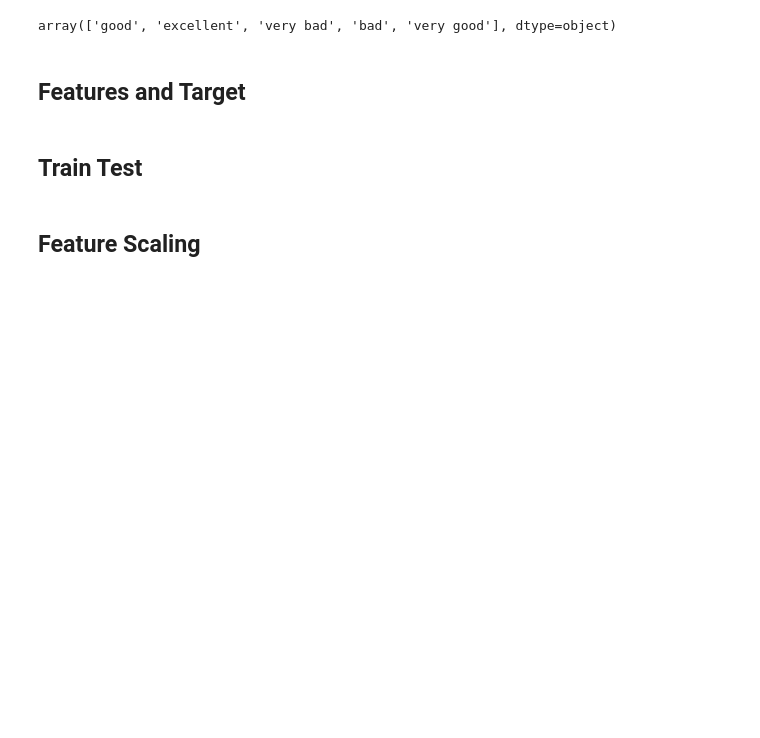
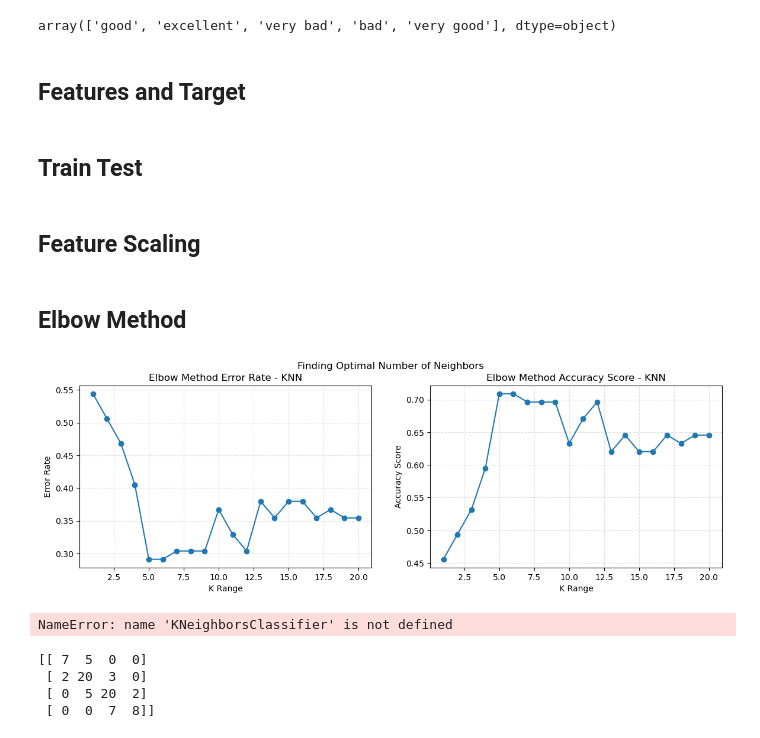
Before and after one commit to RusanMaharjan/Data-Science---6, a Jupyter notebook: KNN.ipynb, the cells around one changed output. Drawn from its saved outputs; the diff is of its cells as text; code cells hidden in the pictures; blank space fills up the shorter version.

```diff
--- a/KNN.ipynb
+++ b/KNN.ipynb
@@ -166,8 +175,8 @@ manualEncode(df, 'Grade', 'Fail', 'C', 'B', 'A')
 ## Features and Target
 # %%
 features = ['medu_id', 'Fedu_id', 'traveltime_id', 'studytime_id', 'failures', 'schoolsup_id',
-             'famsup_id', 'nursery_id', 'internet_id', 'freetime_id', 'goout_id', 'Dalc_id',
-             'Walc_id', 'health_id', 'absences', 'G1', 'G2']
+             'famsup_id', 'internet_id', 'freetime_id', 'goout_id',
+             'health_id', 'absences', 'G1', 'G2']
 target = 'Grade_id'
 # %%
 X = df[features]
@@ -184,3 +193,45 @@ X_train, X_test, Y_train, Y_test = train_test_split(
 scaler = StandardScaler()
 X_train_scale = scaler.fit_transform(X_train)
 X_test_scale = scaler.transform(X_test)
+# %% [markdown]
+## Elbow Method
+# %%
+k_range = range(1, 21)
+error_rate = [] # most lowest point
+acc_score = [] # most highest point
+
+for i in k_range:
+    knn = KNeighborsClassifier(n_neighbors=i)
+    knn.fit(X_train_scale, Y_train)
+    knn_pred = knn.predict(X_test_scale)
+
+    error_rate.append(np.mean(Y_test != knn_pred))
+    acc_score.append(accuracy_score(Y_test, knn_pred))
+# %%
+fig, axes = plt.subplots(1, 2, figsize=(14, 4))
+plt.suptitle('Finding Optimal Number of Neighbors')
+
+ax1 = axes[0]
+ax1.plot(k_range, error_rate, marker='o')
+ax1.grid(linestyle='--', alpha=0.4)
+ax1.set_xlabel('K Range')
+ax1.set_ylabel('Error Rate')
+ax1.set_title('Elbow Method Error Rate - KNN')
+
+ax2 = axes[1]
+ax2.plot(k_range, acc_score, marker='o')
+ax2.grid(linestyle='--', alpha=0.4)
+ax2.set_xlabel('K Range')
+ax2.set_ylabel('Accuracy Score')
+ax2.set_title('Elbow Method Accuracy Score - KNN')
+
+plt.show()
+# %% [output]
+[figure, added]
+# %%
+k = 5
+model = KNeighborsClassifier(n_neighbors=k, n_jobs=1)
+model.fit(X_train_scale, Y_train)
+Y_pred = model.predict(X_test_scale)
+# %% [output]
+NameError: name 'KNeighborsClassifier' is not defined
@@ -186,0 +241,7 @@ X_test_scale = scaler.transform(X_test)
+# %%
+print(cm)
+# %% [output]
+[[ 7  5  0  0]
+ [ 2 20  3  0]
+ [ 0  5 20  2]
+ [ 0  0  7  8]]
```
Also changed, not shown: parts of 16 cells of this notebook, 9 other files.
